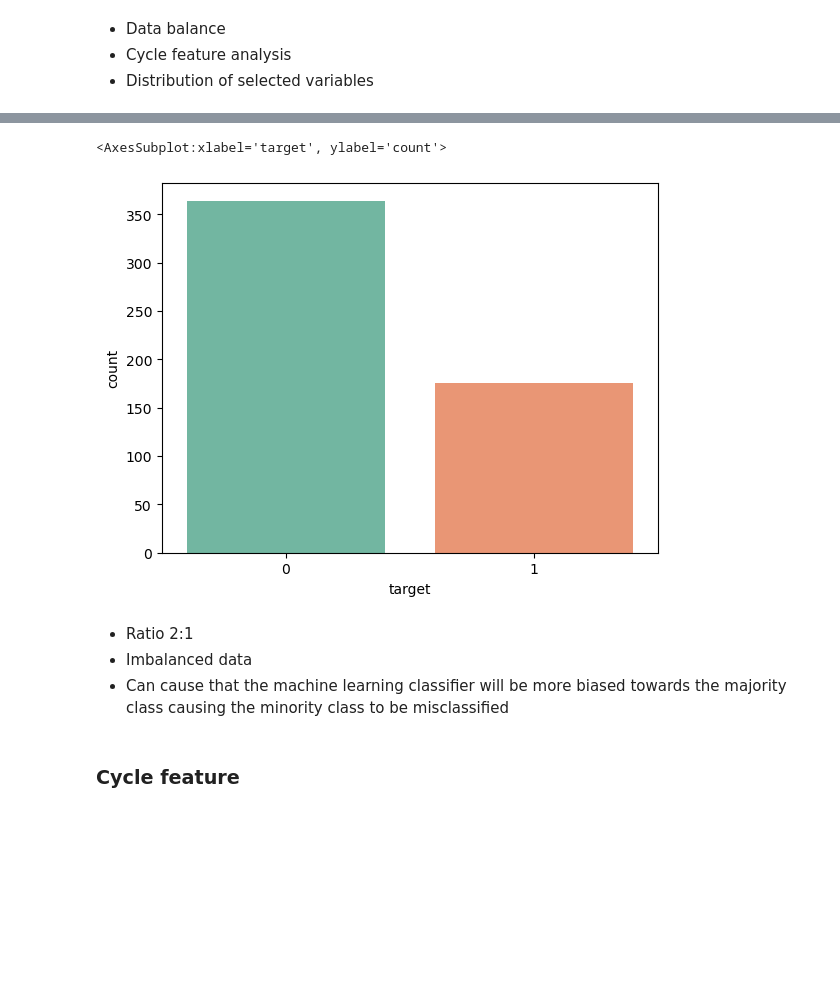
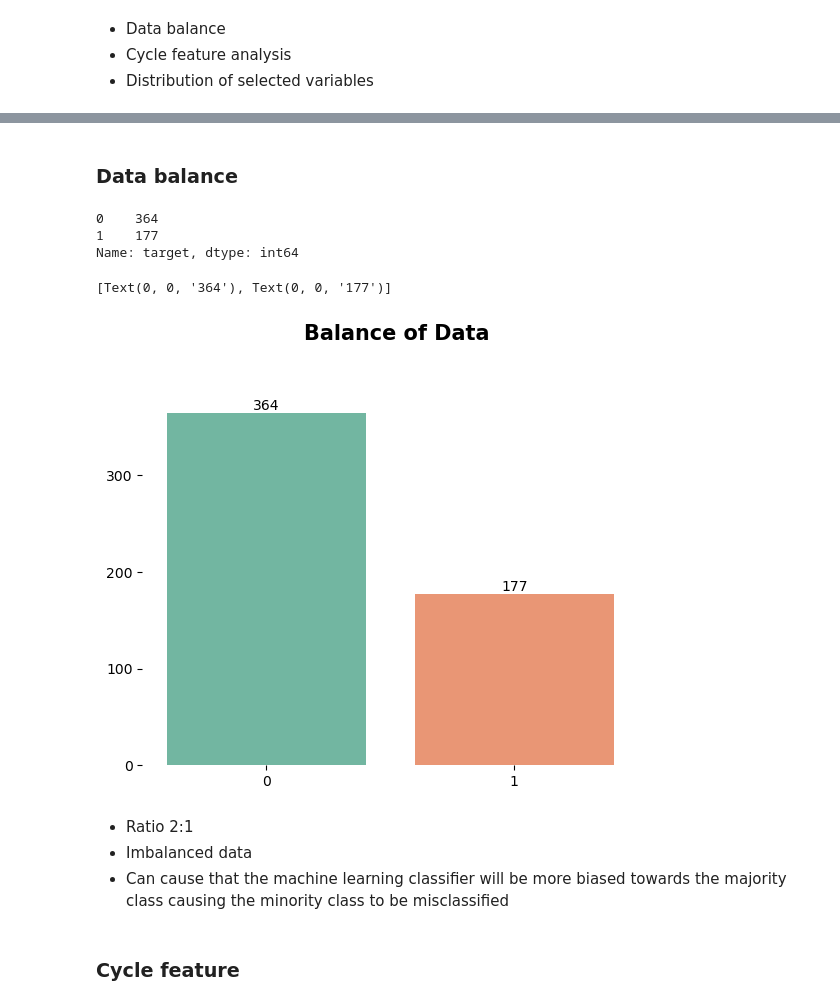
Before and after one commit to karolror/pcos, a Jupyter notebook: pcos_analysis.ipynb, the cells around one changed output, grey strips where cells are left out. Saved outputs shown, nothing was run; the diff lists cells and outputs as text; code cells hidden in the pictures; blank space fills up the shorter version.

```diff
--- a/pcos_analysis.ipynb
+++ b/pcos_analysis.ipynb
@@ -259,9 +259,0 @@ Name: target, dtype: int64
-# %%
-sns.countplot(x='target', data=pcos)
-# %% [output]
-<AxesSubplot:xlabel='target', ylabel='count'>
-[figure, removed]
-# %% [markdown]
-- Ratio 2:1
-- Imbalanced data
-- Can cause that the machine learning classifier will be more biased towards the majority class causing the minority class to be misclassified
@@ -268,3 +262,26 @@ sns.countplot(x='target', data=pcos)
+# %% [markdown]
+### Data balance
+# %%
+(pcos['target'].value_counts())
+# %% [output]
+0    364
+1    177
+Name: target, dtype: int64
+# %%
+balance_plot = sns.countplot(x='target', data=pcos)
+balance_plot.spines[['top','right','bottom','left']].set_visible(False)
+balance_plot.text(x=0.15, y=440, s='Balance of Data',
+        size=15, weight='bold')
+balance_plot.set_yticks([0, 100, 200, 300])
+balance_plot.set(ylabel=None, xlabel=None)
+balance_plot.bar_label(balance_plot.containers[0])
+# %% [output]
+[Text(0, 0, '364'), Text(0, 0, '177')]
+[figure, added]
+# %% [markdown]
+- Ratio 2:1
+- Imbalanced data
+- Can cause that the machine learning classifier will be more biased towards the majority class causing the minority class to be misclassified
 # %% [markdown]
 ### Cycle feature
 # %%
```
Also changed, not shown: parts of 25 cells of this notebook.
